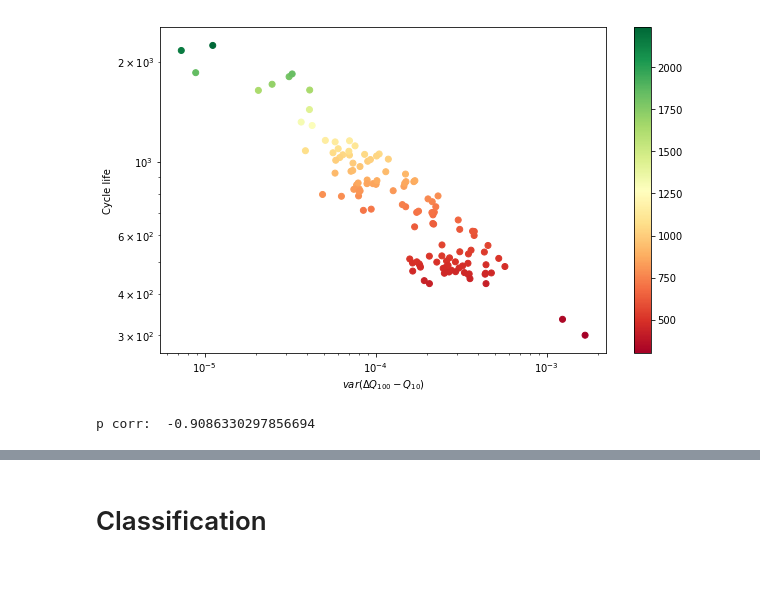
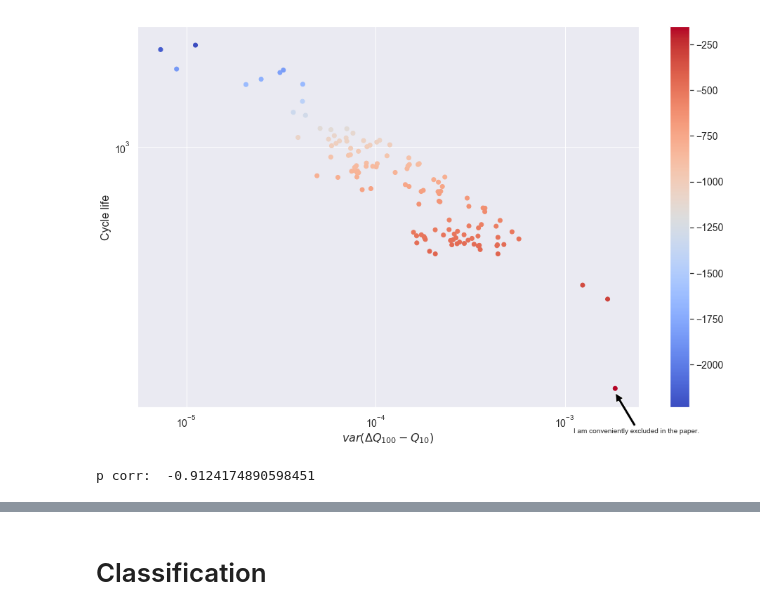
Before and after one commit to hwaxxer/nature-paper, a Jupyter notebook: Classifier.ipynb, the cells around one changed output, grey strips where cells are left out. Saved outputs shown, nothing was run; the diff lists cells and outputs as text; code cells hidden in the pictures; blank space fills up the shorter version.

```diff
--- a/Classifier.ipynb
+++ b/Classifier.ipynb
@@ -84,6 +115,6 @@ Text(0,0.5,'Discharge Capacity (Ah)')
 print('Cell count: ', len(batches))
 print('Cell names: ', batches.keys())
 
-cell = batches['b1c23']
+cell = batches[next(iter(batches.keys()))]
 # %% [output]
 Cell count:  124
@@ -140,0 +168,22 @@ plt.legend()
+# %%
+plt.figure(figsize=default_fig_size)
+
+cycle_lives = np.array([cell['cycle_life'] for cell in batches.values()]).ravel()
+
+cmap = plt.get_cmap('coolwarm')
+norm = matplotlib.colors.Normalize(vmin=np.min(cycle_lives), vmax=np.max(cycle_lives))
+mapper = plt.cm.ScalarMappable(norm=norm, cmap=cmap)
+
+for cell in batches.values():
+    qd100, v = get_QV(cell['cycles'][str(100)])
+    qd10, v = get_QV(cell['cycles'][str(10)])
+
+    diff = qd100-qd10
+
+    cl = float(cell['cycle_life'])
+    plt.plot(diff, v, c=mapper.to_rgba(cl))
+
+plt.xlabel('$Var(\Delta Q_{100-10}(V))$')
+plt.ylabel('Voltage (V)')
+plt.title('NOTA BENE: This plot is the paper in a nutshell! Single scalar (!) used for the "Variance" model.')
+plt.show()
@@ -141,40 +221,50 @@ plt.legend()
 # %%
 xs, ys = [], []
 
-fig = plt.figure(figsize=(10,6))
+fig = plt.figure(figsize=default_fig_size)
 
 for cell in batches.values():
     qv10, v = get_QV(cell['cycles'][str(10)])
     qv100, v = get_QV(cell['cycles'][str(100)])
     var = np.var(qv100 - qv10)
 
     xs.append(var)
     ys.append(cell['cycle_life'][:])
 
 
 worst_battery = np.argmax(xs)
-del xs[worst_battery]
-del ys[worst_battery]
+
+plt.annotate('I am conveniently excluded in the paper.',
+            xy=(xs[worst_battery], ys[worst_battery]-5),
+            xytext=(30, -50.0),    # fraction, fraction
+            textcoords='offset points',
+            arrowprops=dict(facecolor='black', alpha=1, shrink=0.01),
+            horizontalalignment='center',
+            verticalalignment='top',
+            )
+
+# del xs[worst_battery]
+# del ys[worst_battery]
 
 xs = np.array(xs).reshape(-1, 1)
 ys = np.array(ys).reshape(-1, 1)
 
 ax = plt.gca()
 ax.set_yscale('log')
 ax.set_xscale('log')
 
-cm = plt.cm.get_cmap('RdYlGn')
+cm = plt.cm.get_cmap('coolwarm')
 
-sc = plt.scatter(xs, ys, c=ys, cmap=cm)
+sc = plt.scatter(xs, ys, c=-ys, cmap=cm)
 
 plt.colorbar(sc)
 plt.ylabel('Cycle life')
 plt.xlabel(r'$var(\Delta Q_{100} - Q_{10})$')
 plt.show()
 
 xs = np.array(xs).reshape(-1)
 ys = np.array(ys).reshape(-1)
 print('p corr: ', np.corrcoef(np.log(xs), np.log(ys))[0,1])
 # %% [output]
-[figure, old version]
+[figure, new version]
-p corr:  -0.9086330297856694
+p corr:  -0.9124174890598451
```
Also changed, not shown: parts of 46 cells of this notebook.
